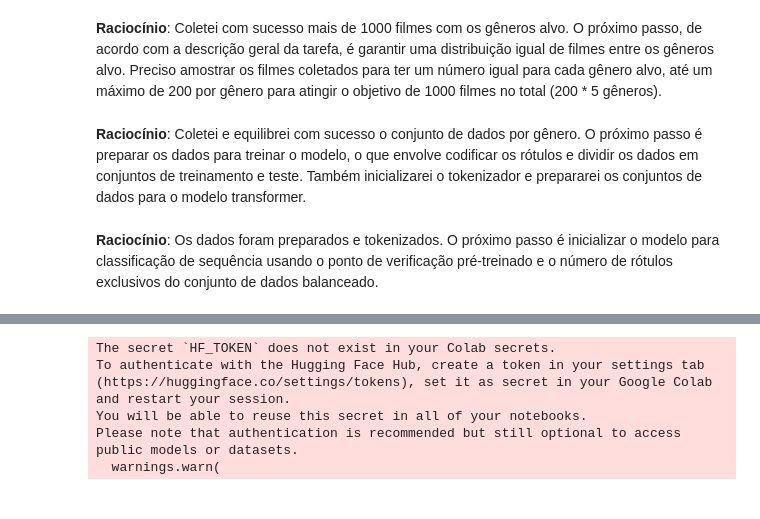
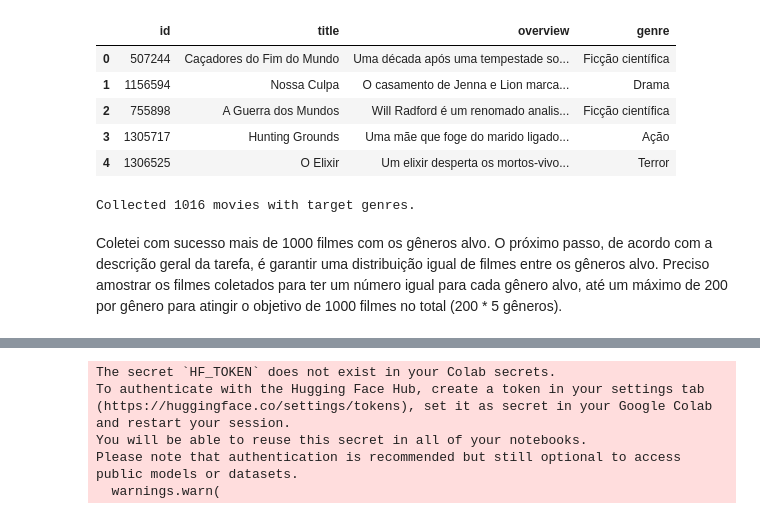
Before and after one commit to movie-genre-team/movie_llm_team, a Jupyter notebook: backend.ipynb, the cells around one changed output, grey strips where cells are left out. Drawn from its saved outputs; the diff is of its cells as text; code cells hidden in the pictures.

```diff
--- a/backend.ipynb
+++ b/backend.ipynb
@@ -1,9 +6,73 @@
+# %%
+import requests
+import pandas as pd
+from google.colab import userdata
+userdata.get('movies_key')
+
+API_KEY = userdata.get('movies_key')
+BASE_URL = "https://api.themoviedb.org/3"
+
+def get_movies(page=1, language="pt-BR"):
+    url = f"{BASE_URL}/movie/popular?api_key={API_KEY}&language={language}&page={page}"
+    response = requests.get(url)
+    return response.json()
+
+def get_movie_details(movie_id, language="pt-BR"):
+    url = f"{BASE_URL}/movie/{movie_id}?api_key={API_KEY}&language={language}"
+    response = requests.get(url)
+    return response.json()
+
+# Define the target genres
+target_genres = ["Ação", "Comédia", "Drama", "Ficção científica", "Terror"]
+
+# Function to get the single genre based on the target list
+def get_single_genre(genres):
+    if not genres:
+        return None
+    for genre in genres:
+        if genre["name"] in target_genres:
+            return genre["name"]
+    return None # Return None if no target genre is found
+
+# Collect movies until 1000 with target genres are found
+movies = []
+page = 1
+max_pages_to_check = 100 # Safeguard against infinite loops
+
+while len([m for m in movies if m['genre'] is not None]) < 1000 and page <= max_pages_to_check:
+    data = get_movies(page)
+    if not data or not data.get("results"):
+        break # Stop if no more data is returned
+
+    for m in data["results"]:
+        details = get_movie_details(m["id"])
+        genres = details.get("genres", [])
+        single_genre = get_single_genre(genres)
+        if single_genre in target_genres: # Only add movies with target genres
+             movies.append({
+                "id": m["id"],
+                "title": m["title"],
+                "overview": m["overview"],
+                "genre": single_genre # Store the single genre
+            })
+
+    page += 1
+    # Optional: Add a small delay here if needed to avoid hitting API rate limits
+    # import time
+    # time.sleep(0.1)
+
+
+df = pd.DataFrame(movies)
+display(df.head())
+print(f"Collected {len(df)} movies with target genres.")
+# %% [output]
+|  | id | title | overview | genre |
+| 0 | 507244 | Caçadores do Fim do Mundo | Uma década após uma tempestade so... | Ficção científica |
+| 1 | 1156594 | Nossa Culpa | O casamento de Jenna e Lion marca... | Drama |
+| 2 | 755898 | A Guerra dos Mundos | Will Radford é um renomado analis... | Ficção científica |
+| 3 | 1305717 | Hunting Grounds | Uma mãe que foge do marido ligado... | Ação |
+| 4 | 1306525 | O Elixir | Um elixir desperta os mortos-vivo... | Terror |
+Collected 1016 movies with target genres.
 # %% [markdown]
-**Raciocínio**:
+
 Coletei com sucesso mais de 1000 filmes com os gêneros alvo. O próximo passo, de acordo com a descrição geral da tarefa, é garantir uma distribuição igual de filmes entre os gêneros alvo. Preciso amostrar os filmes coletados para ter um número igual para cada gênero alvo, até um máximo de 200 por gênero para atingir o objetivo de 1000 filmes no total (200 * 5 gêneros).
-# %% [markdown]
-**Raciocínio**:
-Coletei e equilibrei com sucesso o conjunto de dados por gênero. O próximo passo é preparar os dados para treinar o modelo, o que envolve codificar os rótulos e dividir os dados em conjuntos de treinamento e teste. Também inicializarei o tokenizador e prepararei os conjuntos de dados para o modelo transformer.
-# %% [markdown]
-**Raciocínio**:
-Os dados foram preparados e tokenizados. O próximo passo é inicializar o modelo para classificação de sequência usando o ponto de verificação pré-treinado e o número de rótulos exclusivos do conjunto de dados balanceado.
```
Also changed, not shown: parts of 53 cells of this notebook.
